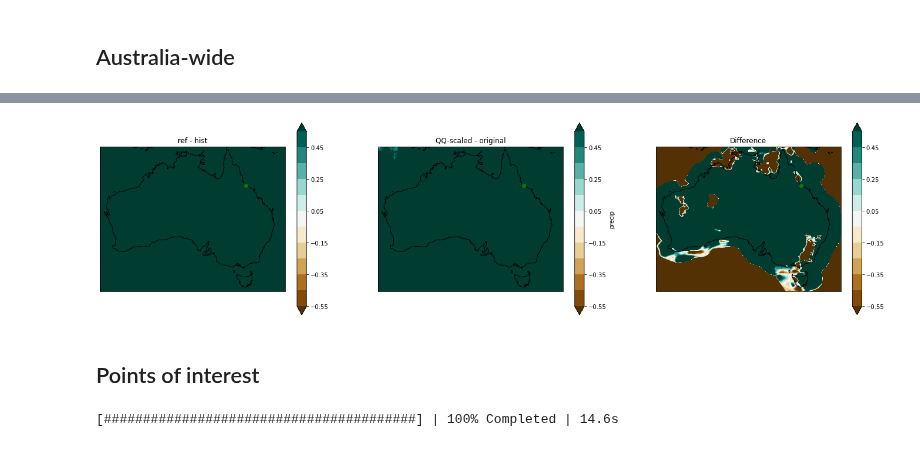
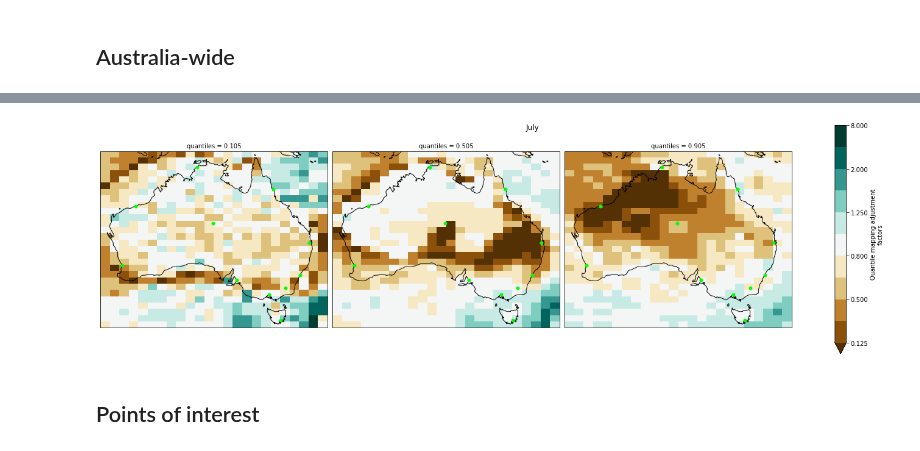
Before and after one commit to AusClimateService/qq-workflows, a Jupyter notebook: new_validation.ipynb, the cells around one changed output, grey strips where cells are left out. Saved outputs shown, nothing was run; the diff lists cells and outputs as text; code cells hidden in the pictures.

```diff
--- a/new_validation.ipynb
+++ b/new_validation.ipynb
@@ -208,6 +167,12 @@ quantile_spatial_plot(
-# %%
-projection_spatial_plot(
-
-)
-# %% [output]
-[figure, removed]
+# %%
+validation.quantile_spatial_plot(
+    ds_adjust['af'],
+    7,
+    plot_config['diverging_cmap'],
+    levels=plot_config['af_levels'],
+    lat_bounds=[lat_min_qq, lat_max_qq],
+    lon_bounds=[lon_min_qq, lon_max_qq],
+    city_lat_lon=city_lat_lon,
+)
+# %% [output]
+[figure, added]
@@ -214,14 +195,2 @@ projection_spatial_plot(
 # %% [markdown]
 ## Points of interest
-# %%
-single_point_analysis(
-    ds_hist[hist_var],
-    ds_ref[ref_var],
-    ds_target[target_var],
-    ds_qq[target_var],
-    ds_adjust,
-    point_selection,
-    months=[]
-)
-# %% [output]
-[########################################] | 100% Completed | 14.6s
```
Also changed, not shown: parts of 13 cells of this notebook, 1 other file.
